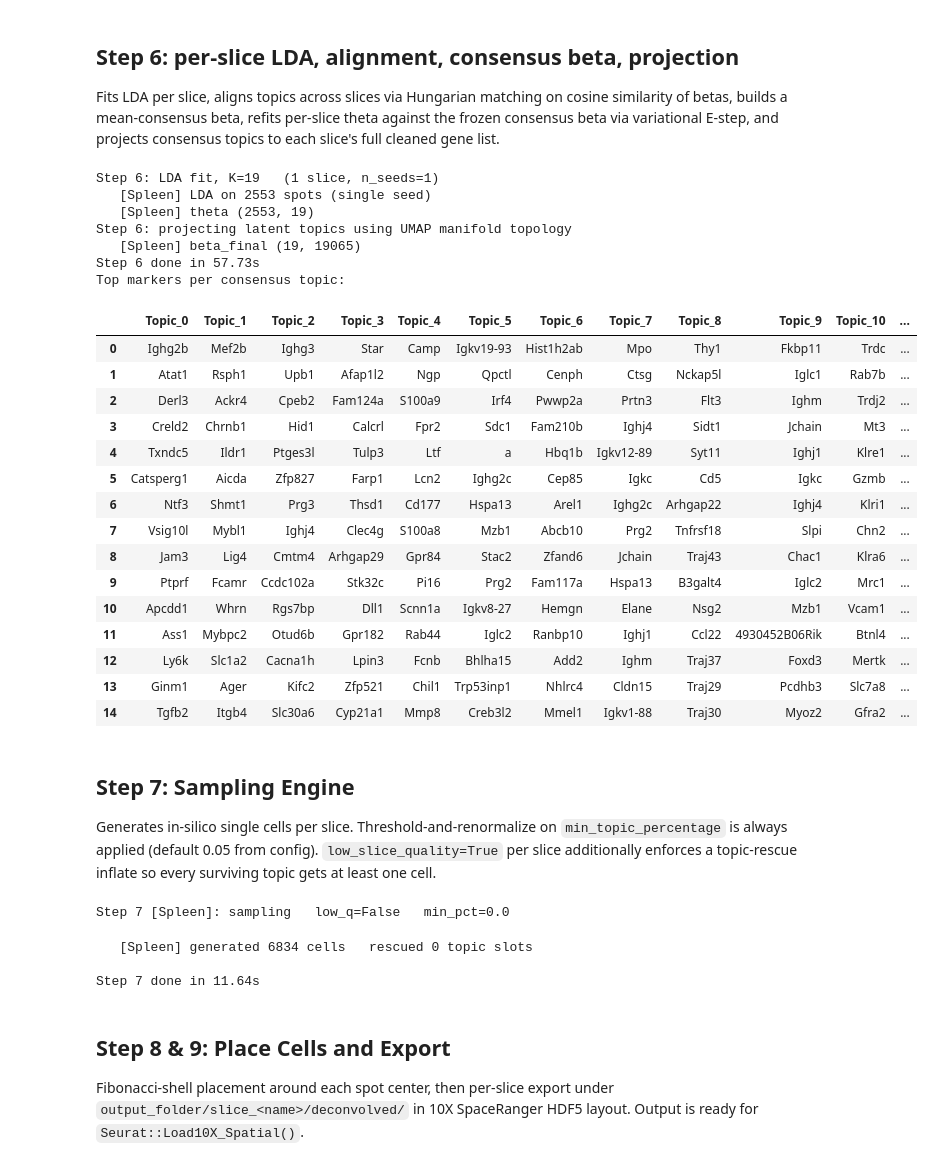
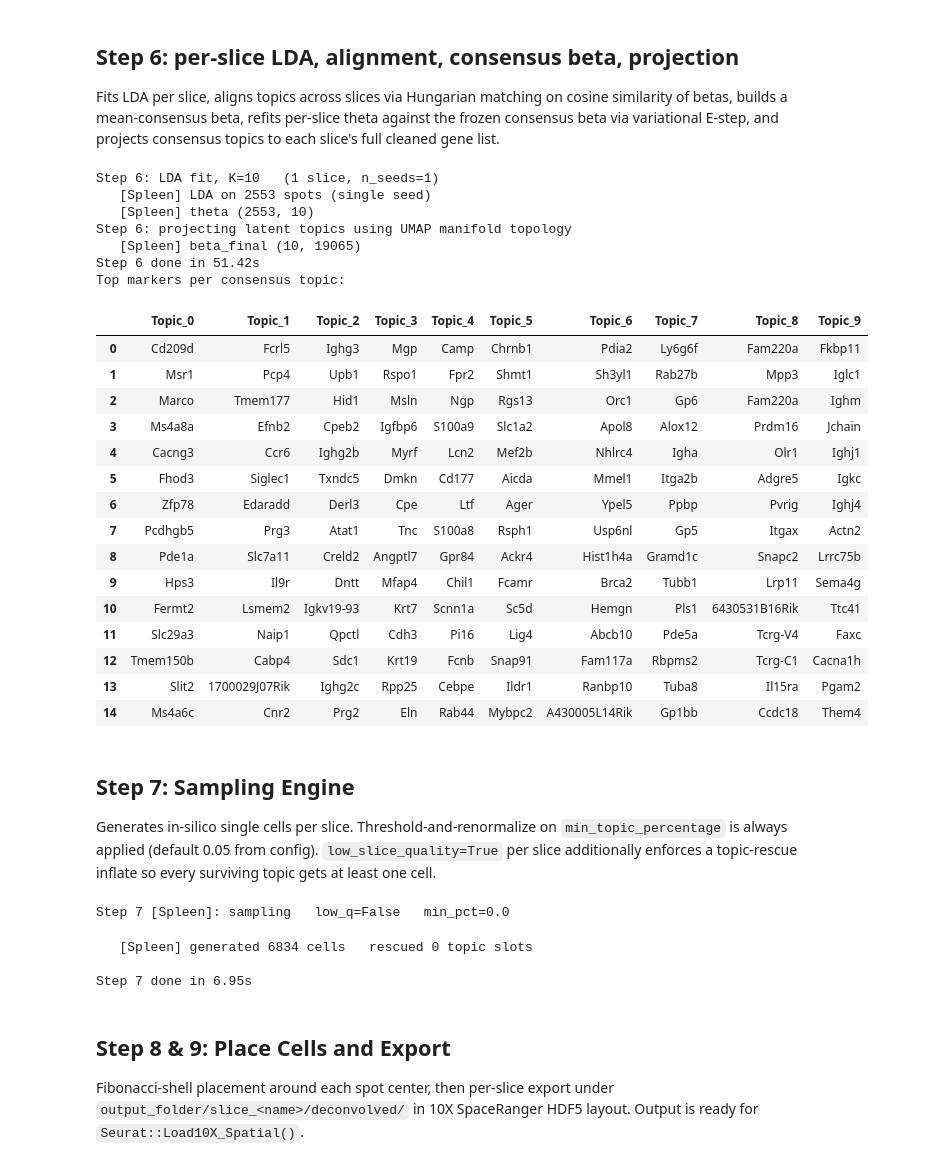
Before and after one commit to Perik-Zavodskii/CoexpressDeconvolve, a Jupyter notebook: CoexpressDeconvolve.ipynb, the cells around one changed output. Saved outputs shown, nothing was run; the diff lists cells and outputs as text; code cells hidden in the pictures.

```diff
--- a/CoexpressDeconvolve.ipynb
+++ b/CoexpressDeconvolve.ipynb
@@ -115,36 +117,36 @@ Fits LDA per slice, aligns topics across slices via Hungarian matching on cosine
 # %%
 model = codeconv.step6_final_deconvolution(
     slices, odg_pack, manifold,
-    n_topics=19,
+    n_topics=10,
     k_neighbors=3,
 )
 
 print('Top markers per consensus topic:')
 display(model.qc_df)
 # %% [output]
-Step 6: LDA fit, K=19   (1 slice, n_seeds=1)
+Step 6: LDA fit, K=10   (1 slice, n_seeds=1)
    [Spleen] LDA on 2553 spots (single seed)
-   [Spleen] theta (2553, 19)
+   [Spleen] theta (2553, 10)
 Step 6: projecting latent topics using UMAP manifold topology
-   [Spleen] beta_final (19, 19065)
-Step 6 done in 57.73s
+   [Spleen] beta_final (10, 19065)
+Step 6 done in 51.42s
 Top markers per consensus topic:
-|  | Topic_0 | Topic_1 | Topic_2 | Topic_3 | Topic_4 | Topic_5 | Topic_6 | Topic_7 | Topic_8 | Topic_9 | Topic_10 | ... |
-| 0 | Ighg2b | Mef2b | Ighg3 | Star | Camp | Igkv19-93 | Hist1h2ab | Mpo | Thy1 | Fkbp11 | Trdc | ... |
-| 1 | Atat1 | Rsph1 | Upb1 | Afap1l2 | Ngp | Qpctl | Cenph | Ctsg | Nckap5l | Iglc1 | Rab7b | ... |
-| 2 | Derl3 | Ackr4 | Cpeb2 | Fam124a | S100a9 | Irf4 | Pwwp2a | Prtn3 | Flt3 | Ighm | Trdj2 | ... |
-| 3 | Creld2 | Chrnb1 | Hid1 | Calcrl | Fpr2 | Sdc1 | Fam210b | Ighj4 | Sidt1 | Jchain | Mt3 | ... |
-| 4 | Txndc5 | Ildr1 | Ptges3l | Tulp3 | Ltf | a | Hbq1b | Igkv12-89 | Syt11 | Ighj1 | Klre1 | ... |
-| 5 | Catsperg1 | Aicda | Zfp827 | Farp1 | Lcn2 | Ighg2c | Cep85 | Igkc | Cd5 | Igkc | Gzmb | ... |
-| 6 | Ntf3 | Shmt1 | Prg3 | Thsd1 | Cd177 | Hspa13 | Arel1 | Ighg2c | Arhgap22 | Ighj4 | Klri1 | ... |
-| 7 | Vsig10l | Mybl1 | Ighj4 | Clec4g | S100a8 | Mzb1 | Abcb10 | Prg2 | Tnfrsf18 | Slpi | Chn2 | ... |
-| 8 | Jam3 | Lig4 | Cmtm4 | Arhgap29 | Gpr84 | Stac2 | Zfand6 | Jchain | Traj43 | Chac1 | Klra6 | ... |
-| 9 | Ptprf | Fcamr | Ccdc102a | Stk32c | Pi16 | Prg2 | Fam117a | Hspa13 | B3galt4 | Iglc2 | Mrc1 | ... |
-| 10 | Apcdd1 | Whrn | Rgs7bp | Dll1 | Scnn1a | Igkv8-27 | Hemgn | Elane | Nsg2 | Mzb1 | Vcam1 | ... |
-| 11 | Ass1 | Mybpc2 | Otud6b | Gpr182 | Rab44 | Iglc2 | Ranbp10 | Ighj1 | Ccl22 | 4930452B06Rik | Btnl4 | ... |
-| 12 | Ly6k | Slc1a2 | Cacna1h | Lpin3 | Fcnb | Bhlha15 | Add2 | Ighm | Traj37 | Foxd3 | Mertk | ... |
-| 13 | Ginm1 | Ager | Kifc2 | Zfp521 | Chil1 | Trp53inp1 | Nhlrc4 | Cldn15 | Traj29 | Pcdhb3 | Slc7a8 | ... |
-| 14 | Tgfb2 | Itgb4 | Slc30a6 | Cyp21a1 | Mmp8 | Creb3l2 | Mmel1 | Igkv1-88 | Traj30 | Myoz2 | Gfra2 | ... |
+|  | Topic_0 | Topic_1 | Topic_2 | Topic_3 | Topic_4 | Topic_5 | Topic_6 | Topic_7 | Topic_8 | Topic_9 |
+| 0 | Cd209d | Fcrl5 | Ighg3 | Mgp | Camp | Chrnb1 | Pdia2 | Ly6g6f | Fam220a | Fkbp11 |
+| 1 | Msr1 | Pcp4 | Upb1 | Rspo1 | Fpr2 | Shmt1 | Sh3yl1 | Rab27b | Mpp3 | Iglc1 |
+| 2 | Marco | Tmem177 | Hid1 | Msln | Ngp | Rgs13 | Orc1 | Gp6 | Fam220a | Ighm |
+| 3 | Ms4a8a | Efnb2 | Cpeb2 | Igfbp6 | S100a9 | Slc1a2 | Apol8 | Alox12 | Prdm16 | Jchain |
+| 4 | Cacng3 | Ccr6 | Ighg2b | Myrf | Lcn2 | Mef2b | Nhlrc4 | Igha | Olr1 | Ighj1 |
+| 5 | Fhod3 | Siglec1 | Txndc5 | Dmkn | Cd177 | Aicda | Mmel1 | Itga2b | Adgre5 | Igkc |
+| 6 | Zfp78 | Edaradd | Derl3 | Cpe | Ltf | Ager | Ypel5 | Ppbp | Pvrig | Ighj4 |
+| 7 | Pcdhgb5 | Prg3 | Atat1 | Tnc | S100a8 | Rsph1 | Usp6nl | Gp5 | Itgax | Actn2 |
+| 8 | Pde1a | Slc7a11 | Creld2 | Angptl7 | Gpr84 | Ackr4 | Hist1h4a | Gramd1c | Snapc2 | Lrrc75b |
+| 9 | Hps3 | Il9r | Dntt | Mfap4 | Chil1 | Fcamr | Brca2 | Tubb1 | Lrp11 | Sema4g |
+| 10 | Fermt2 | Lsmem2 | Igkv19-93 | Krt7 | Scnn1a | Sc5d | Hemgn | Pls1 | 6430531B16Rik | Ttc41 |
+| 11 | Slc29a3 | Naip1 | Qpctl | Cdh3 | Pi16 | Lig4 | Abcb10 | Pde5a | Tcrg-V4 | Faxc |
+| 12 | Tmem150b | Cabp4 | Sdc1 | Krt19 | Fcnb | Snap91 | Fam117a | Rbpms2 | Tcrg-C1 | Cacna1h |
+| 13 | Slit2 | 1700029J07Rik | Ighg2c | Rpp25 | Cebpe | Ildr1 | Ranbp10 | Tuba8 | Il15ra | Pgam2 |
+| 14 | Ms4a6c | Cnr2 | Prg2 | Eln | Rab44 | Mybpc2 | A430005L14Rik | Gp1bb | Ccdc18 | Them4 |
 # %% [markdown]
 ## Step 7: Sampling Engine
 Generates in-silico single cells per slice. Threshold-and-renormalize on `min_topic_percentage` is always applied (default 0.05 from config). `low_slice_quality=True` per slice additionally enforces a topic-rescue inflate so every surviving topic gets at least one cell.
@@ -159,7 +161,7 @@ cells = codeconv.step7_sampling_engine(
 Step 7 [Spleen]: sampling   low_q=False   min_pct=0.0
    [Spleen] generated 6834 cells   rescued 0 topic slots
 
-Step 7 done in 11.64s
+Step 7 done in 6.95s
 # %% [markdown]
 ## Step 8 & 9: Place Cells and Export
 Fibonacci-shell placement around each spot center, then per-slice export under `output_folder/slice_<name>/deconvolved/` in 10X SpaceRanger HDF5 layout. Output is ready for `Seurat::Load10X_Spatial()`.
```
Also changed, not shown: parts of 6 cells of this notebook.
